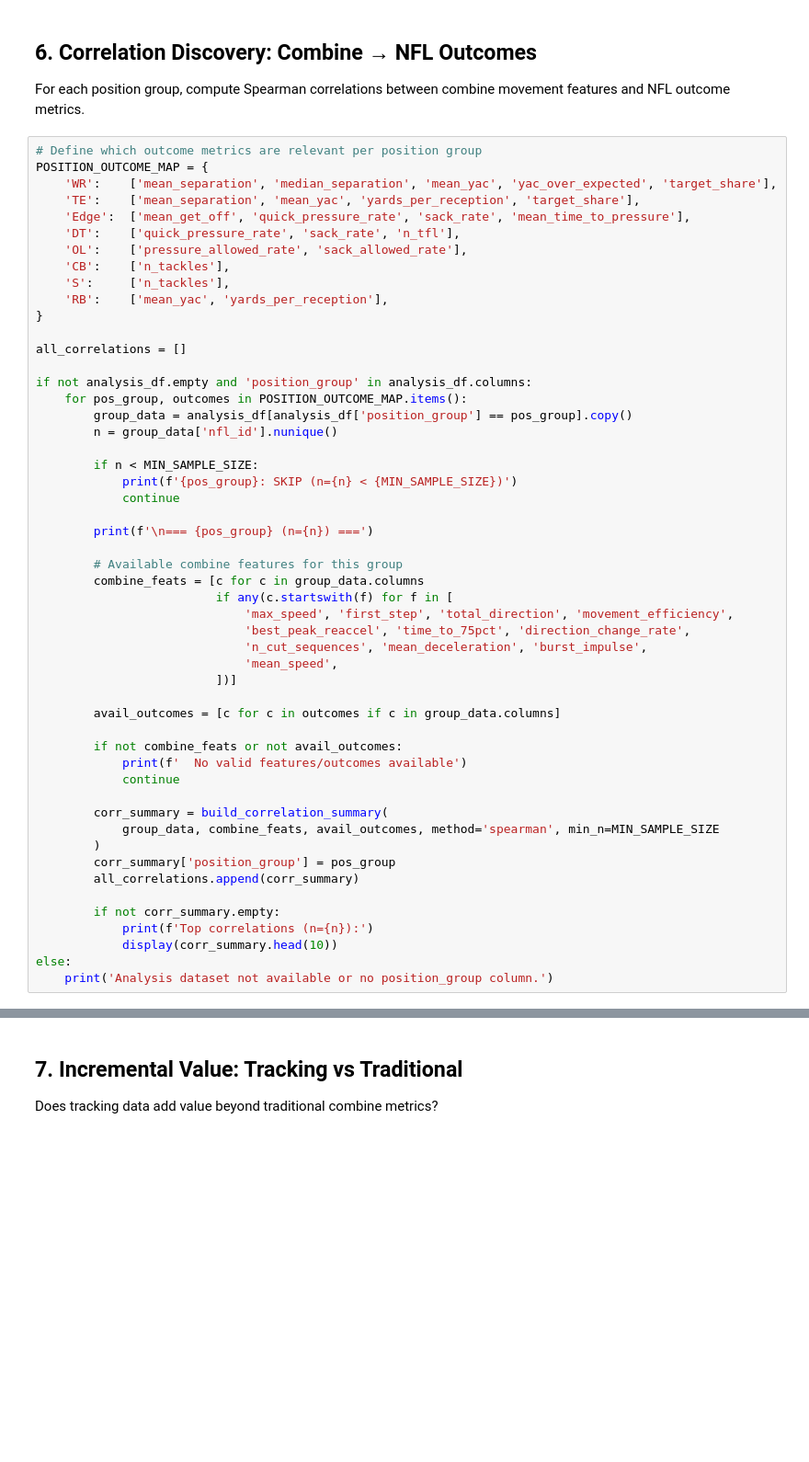
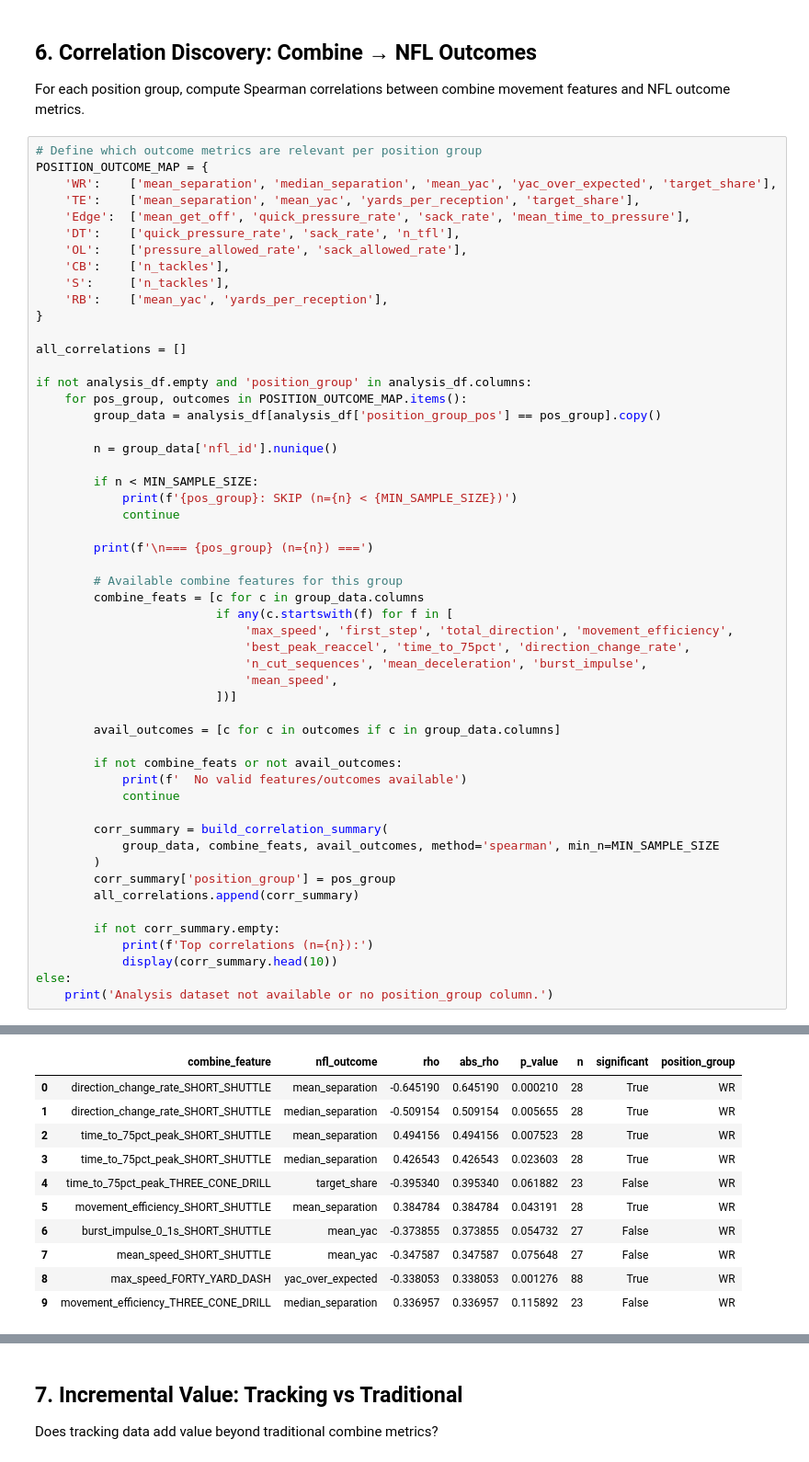
Before and after one commit to swaekaa/NFL_big_data_bowl, a Jupyter notebook: notebooks/04_nfl_outcome_inventory.ipynb, the cells around one changed output, grey strips where cells are left out. Shown at 92% size. Cells and saved outputs as stored; diff of their text form; blank space fills up the shorter version.

```diff
--- a/notebooks/04_nfl_outcome_inventory.ipynb
+++ b/notebooks/04_nfl_outcome_inventory.ipynb
@@ -229,7 +360,8 @@ all_correlations = []
 
 if not analysis_df.empty and 'position_group' in analysis_df.columns:
     for pos_group, outcomes in POSITION_OUTCOME_MAP.items():
-        group_data = analysis_df[analysis_df['position_group'] == pos_group].copy()
+        group_data = analysis_df[analysis_df['position_group_pos'] == pos_group].copy()
+
         n = group_data['nfl_id'].nunique()
 
         if n < MIN_SAMPLE_SIZE:
@@ -264,3 +396,4 @@ if not analysis_df.empty and 'position_group' in analysis_df.columns:
             display(corr_summary.head(10))
 else:
     print('Analysis dataset not available or no position_group column.')
+# %% [output]
@@ -266,0 +403,11 @@ else:
+|  | combine_feature | nfl_outcome | rho | abs_rho | p_value | n | significant | position_group |
+| 0 | direction_change_rate_SHORT_SHUTTLE | mean_separation | -0.645190 | 0.645190 | 0.000210 | 28 | True | WR |
+| 1 | direction_change_rate_SHORT_SHUTTLE | median_separation | -0.509154 | 0.509154 | 0.005655 | 28 | True | WR |
+| 2 | time_to_75pct_peak_SHORT_SHUTTLE | mean_separation | 0.494156 | 0.494156 | 0.007523 | 28 | True | WR |
+| 3 | time_to_75pct_peak_SHORT_SHUTTLE | median_separation | 0.426543 | 0.426543 | 0.023603 | 28 | True | WR |
+| 4 | time_to_75pct_peak_THREE_CONE_DRILL | target_share | -0.395340 | 0.395340 | 0.061882 | 23 | False | WR |
+| 5 | movement_efficiency_SHORT_SHUTTLE | mean_separation | 0.384784 | 0.384784 | 0.043191 | 28 | True | WR |
+| 6 | burst_impulse_0_1s_SHORT_SHUTTLE | mean_yac | -0.373855 | 0.373855 | 0.054732 | 27 | False | WR |
+| 7 | mean_speed_SHORT_SHUTTLE | mean_yac | -0.347587 | 0.347587 | 0.075648 | 27 | False | WR |
+| 8 | max_speed_FORTY_YARD_DASH | yac_over_expected | -0.338053 | 0.338053 | 0.001276 | 88 | True | WR |
+| 9 | movement_efficiency_THREE_CONE_DRILL | median_separation | 0.336957 | 0.336957 | 0.115892 | 23 | False | WR |
```
Also changed, not shown: parts of 13 cells of this notebook, 49 other files.
